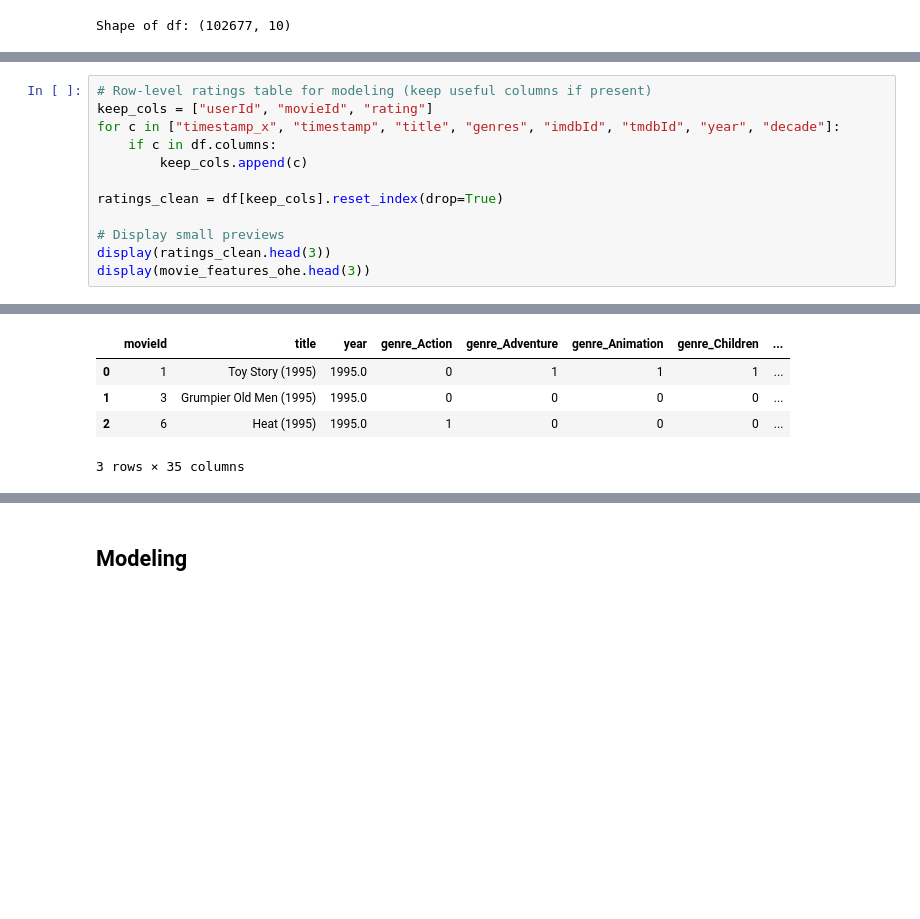
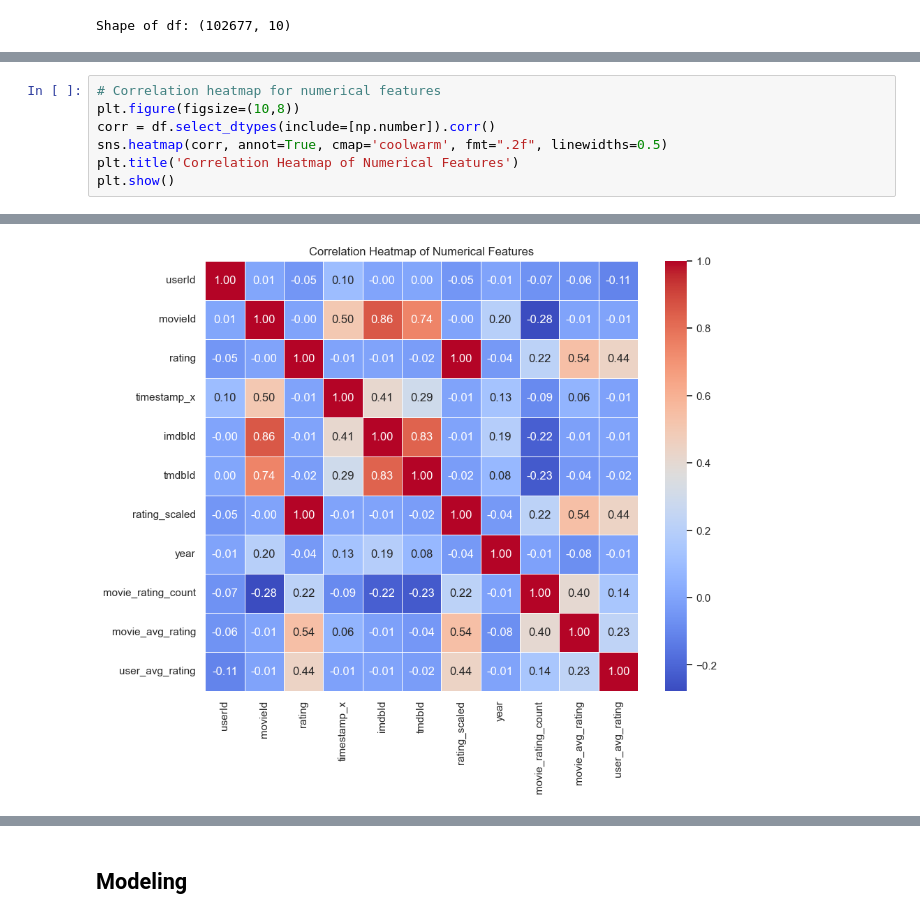
Before and after one commit to H-Rumenya/Group_2_P4_Project, a Jupyter notebook: phase4_project.ipynb, the cells around one changed output, grey strips where cells are left out. Saved outputs shown, nothing was run; the diff lists cells and outputs as text; blank space fills up the shorter version.

```diff
--- a/phase4_project.ipynb
+++ b/phase4_project.ipynb
@@ -412,13 +330,8 @@ movie_features_ohe = pd.concat([movie_meta[["movieId", "title", "year"]], G, D],
 # %%
-# Row-level ratings table for modeling (keep useful columns if present)
-keep_cols = ["userId", "movieId", "rating"]
-for c in ["timestamp_x", "timestamp", "title", "genres", "imdbId", "tmdbId", "year", "decade"]:
-    if c in df.columns:
-        keep_cols.append(c)
-
-ratings_clean = df[keep_cols].reset_index(drop=True)
-
-# Display small previews
-display(ratings_clean.head(3))
-display(movie_features_ohe.head(3))
+# Correlation heatmap for numerical features
+plt.figure(figsize=(10,8))
+corr = df.select_dtypes(include=[np.number]).corr()
+sns.heatmap(corr, annot=True, cmap='coolwarm', fmt=".2f", linewidths=0.5)
+plt.title('Correlation Heatmap of Numerical Features')
+plt.show()
 # %% [output]
@@ -429,5 +338 @@ display(movie_features_ohe.head(3))
-|  | movieId | title | year | genre_Action | genre_Adventure | genre_Animation | genre_Children | ... |
-| 0 | 1 | Toy Story (1995) | 1995.0 | 0 | 1 | 1 | 1 | ... |
-| 1 | 3 | Grumpier Old Men (1995) | 1995.0 | 0 | 0 | 0 | 0 | ... |
-| 2 | 6 | Heat (1995) | 1995.0 | 1 | 0 | 0 | 0 | ... |
-3 rows × 35 columns
+[figure, added]
```
Also changed, not shown: parts of 29 cells of this notebook.
